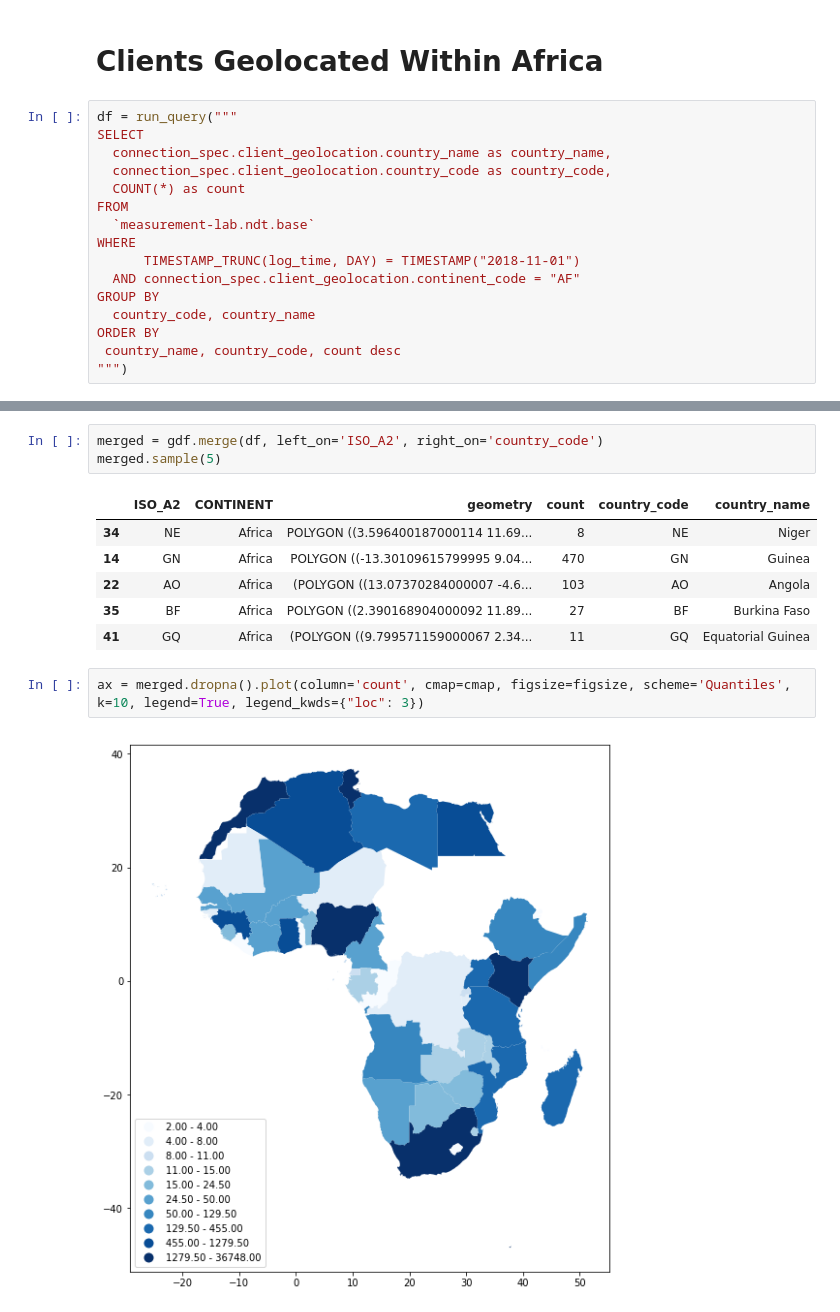
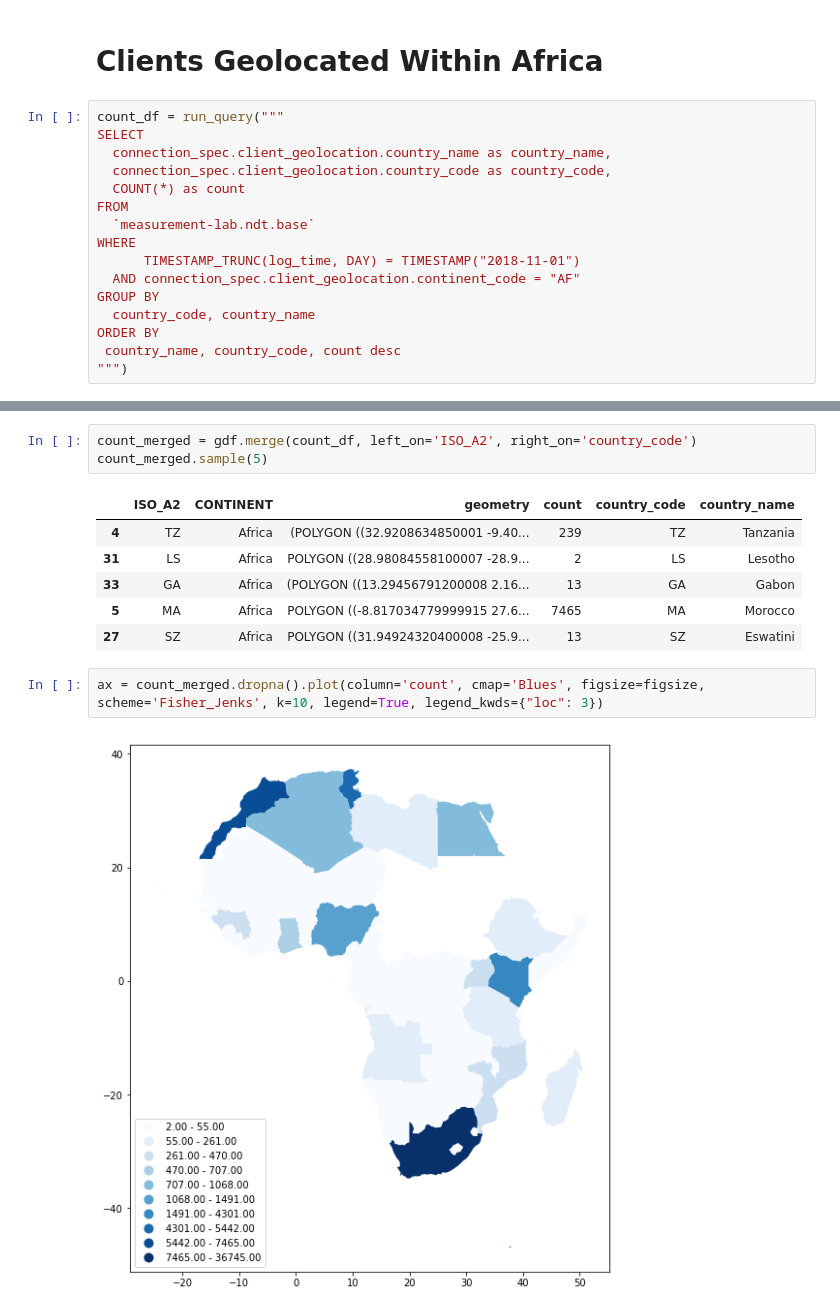
Before and after one commit to stephen-soltesz/ipython-testing, a Jupyter notebook: geomaps-example.ipynb, the cells around one changed output, grey strips where cells are left out. Cells and saved outputs as stored; diff of their text form.

```diff
--- a/geomaps-example.ipynb
+++ b/geomaps-example.ipynb
@@ -58,7 +58,7 @@ gdf.sample(5)
 # %% [markdown]
 # Clients Geolocated Within Africa
 # %%
-df = run_query("""
+count_df = run_query("""
 SELECT
   connection_spec.client_geolocation.country_name as country_name,
   connection_spec.client_geolocation.country_code as country_code,
@@ -85,14 +85,14 @@ df.sample(5)
 # %%
-merged = gdf.merge(df, left_on='ISO_A2', right_on='country_code')
-merged.sample(5)
+count_merged = gdf.merge(count_df, left_on='ISO_A2', right_on='country_code')
+count_merged.sample(5)
 # %% [output]
 |  | ISO_A2 | CONTINENT | geometry | count | country_code | country_name |
-| 34 | NE | Africa | POLYGON ((3.596400187000114 11.69... | 8 | NE | Niger |
-| 14 | GN | Africa | POLYGON ((-13.30109615799995 9.04... | 470 | GN | Guinea |
-| 22 | AO | Africa | (POLYGON ((13.07370284000007 -4.6... | 103 | AO | Angola |
-| 35 | BF | Africa | POLYGON ((2.390168904000092 11.89... | 27 | BF | Burkina Faso |
-| 41 | GQ | Africa | (POLYGON ((9.799571159000067 2.34... | 11 | GQ | Equatorial Guinea |
+| 4 | TZ | Africa | (POLYGON ((32.9208634850001 -9.40... | 239 | TZ | Tanzania |
+| 31 | LS | Africa | POLYGON ((28.98084558100007 -28.9... | 2 | LS | Lesotho |
+| 33 | GA | Africa | (POLYGON ((13.29456791200008 2.16... | 13 | GA | Gabon |
+| 5 | MA | Africa | POLYGON ((-8.817034779999915 27.6... | 7465 | MA | Morocco |
+| 27 | SZ | Africa | POLYGON ((31.94924320400008 -25.9... | 13 | SZ | Eswatini |
 # %%
-ax = merged.dropna().plot(column='count', cmap=cmap, figsize=figsize, scheme='Quantiles', k=10, legend=True, legend_kwds={"loc": 3})
+ax = count_merged.dropna().plot(column='count', cmap='Blues', figsize=figsize, scheme='Fisher_Jenks', k=10, legend=True, legend_kwds={"loc": 3})
 # %% [output]
-[figure, old version]
+[figure, new version]
```
Also changed, not shown: parts of 5 cells of this notebook.
